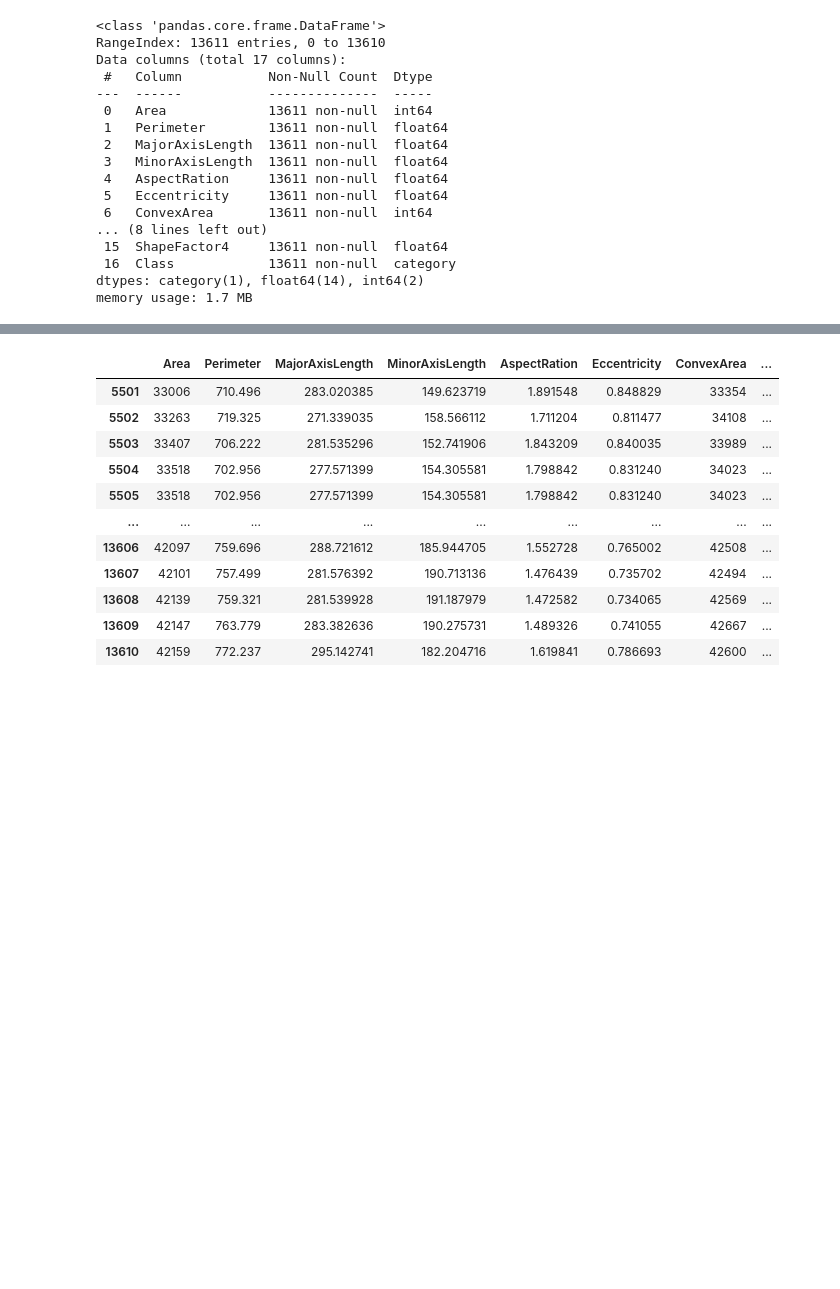
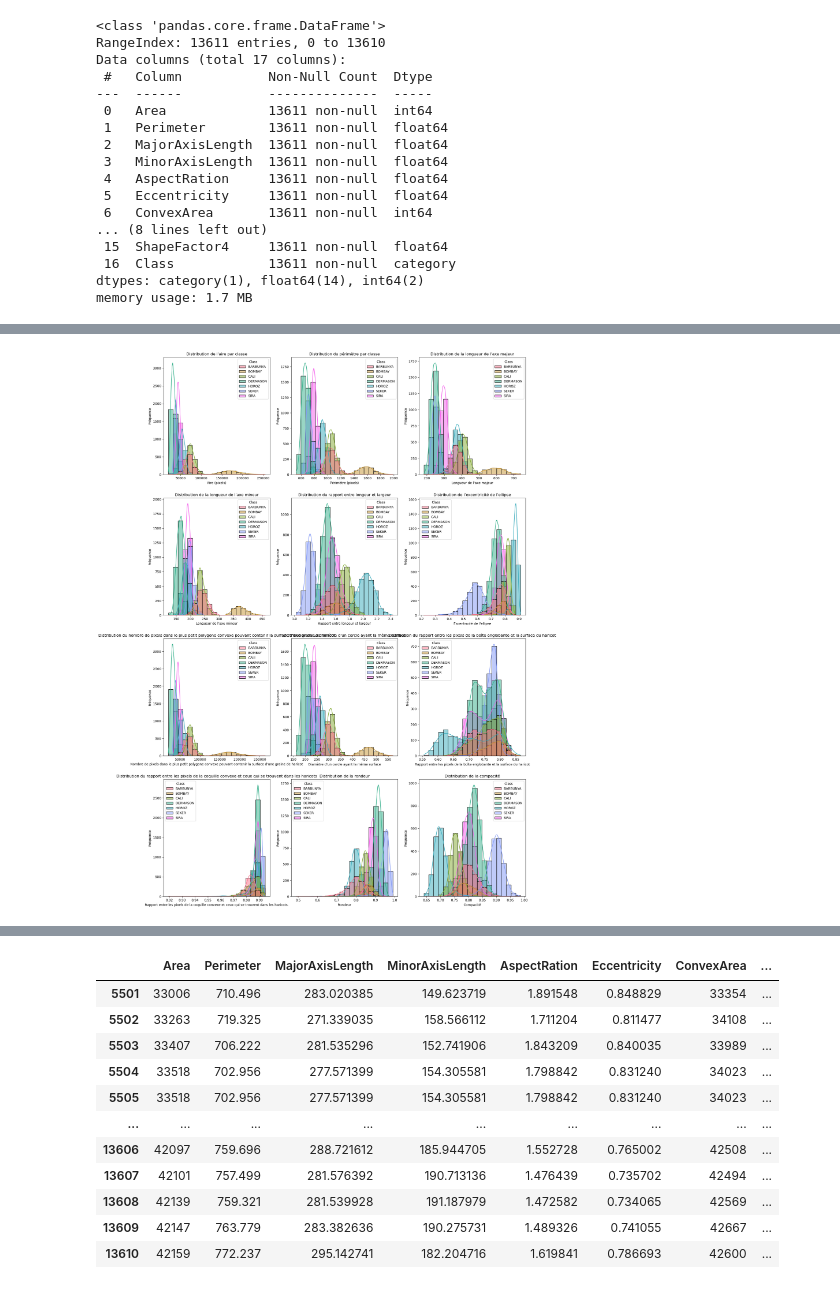
Before and after one commit to mariekrh/SVM, a Jupyter notebook: Projet/Dry_bean.ipynb, the cells around one changed output, grey strips where cells are left out. Cells and saved outputs as stored; diff of their text form; code cells hidden in the pictures; blank space fills up the shorter version.

```diff
--- a/Projet/Dry_bean.ipynb
+++ b/Projet/Dry_bean.ipynb
@@ -272,0 +272,91 @@ Name: Class, dtype: int64
+# %%
+# Création d'une palette de couleurs pour différencier les classes
+colors = sns.color_palette("husl", len(df['Class'].unique()))
+
+# Histogrammes des principaux attributs
+plt.figure(figsize=(20, 30))
+
+# 1. Histogramme de l'aire (Area)
+plt.subplot(4, 3, 1)
+sns.histplot(data=df, x='Area', hue='Class', palette=colors, bins=20, kde=True)
+plt.title('Distribution de l\'aire par classe', fontsize=12)
+plt.xlabel('Aire (pixels)')
+plt.ylabel('Fréquence')
+
+# 2. Histogramme du périmètre (Perimeter)
+plt.subplot(4, 3, 2)
+sns.histplot(data=df, x='Perimeter', hue='Class', palette=colors, bins=20, kde=True)
+plt.title('Distribution du périmètre par classe', fontsize=12)
+plt.xlabel('Périmètre (pixels)')
+plt.ylabel('Fréquence')
+
+# 3. Histogramme de l'axe majeur (Major axis length)
+plt.subplot(4, 3, 3)
+sns.histplot(data=df, x='MajorAxisLength', hue='Class', palette=colors, bins=20, kde=True)
+plt.title('Distribution de la longueur de l\'axe majeur', fontsize=12)
+plt.xlabel('Longueur de l\'axe majeur')
+plt.ylabel('Fréquence')
+
+# 4. Histogramme de l'axe mineur (Minor axis length)
+plt.subplot(4, 3, 4)
+sns.histplot(data=df, x='MinorAxisLength', hue='Class', palette=colors, bins=20, kde=True)
+plt.title('Distribution de la longueur de l\'axe mineur', fontsize=12)
+plt.xlabel('Longueur de l\'axe mineur')
+plt.ylabel('Fréquence')
+
+# 5. Histogramme du rapport entre longeur et largeur (AspectRation)
+plt.subplot(4, 3, 5)
+sns.histplot(data=df, x='AspectRation', hue='Class', palette=colors, bins=20, kde=True)
+plt.title('Distribution du rapport entre longeur et largeur', fontsize=12)
+plt.xlabel('Rapport entre longeur et largeur')
+plt.ylabel('Fréquence')
+
+# 6. Histogramme de l'excentricité de l'ellipse ( Eccentricity)
+plt.subplot(4, 3, 6)
+sns.histplot(data=df, x='Eccentricity', hue='Class', palette=colors, bins=20, kde=True)
+plt.title('Distribution de l\'excentricité de l\'ellipse', fontsize=12)
+plt.xlabel('Excentricité de l\'ellipse')
+plt.ylabel('Fréquence')
+
+# 7. Histogramme du nombre de pixels dans le plus petit polygone convexe pouvant contenir la surface d'une graine de haricot (ConvexArea)
+plt.subplot(4, 3, 7)
+sns.histplot(data=df, x='ConvexArea', hue='Class', palette=colors, bins=20, kde=True)
+plt.title('Distribution du nombre de pixels dans le plus petit polygone convexe pouvant contenir la surface d\'une graine de haricot', fontsize=12)
+plt.xlabel('Nombre de pixels dans le plus petit polygone convexe pouvant contenir la surface d\'une graine de haricot')
+plt.ylabel('Fréquence')
+
+# 8. Histogramme du diamètre d'un cercle ayant la même surface (EquivDiameter)
+plt.subplot(4, 3, 8)
+sns.histplot(data=df, x='EquivDiameter', hue='Class', palette=colors, bins=20, kde=True)
+plt.title('Distribution du Le diamètre d\'un cercle ayant la même surface', fontsize=12)
+plt.xlabel('Diamètre d\'un cercle ayant la même surface')
+plt.ylabel('Fréquence')
+
+# 9. Histogramme de l'axe majeur (Extent)
+plt.subplot(4, 3, 9)
+sns.histplot(data=df, x='Extent', hue='Class', palette=colors, bins=20, kde=True)
+#plt.title('Distribution du rapport entre les pixels de la boîte englobante et la surface du haricot', fontsize=12)
+plt.xlabel('Rapport entre les pixels de la boîte englobante et la surface du haricot')
+plt.ylabel('Fréquence')
+
+# 10. Histogramme de l'axe majeur (Solidity)
+plt.subplot(4, 3, 10)
+sns.histplot(data=df, x='Solidity', hue='Class', palette=colors, bins=20, kde=True)
+#plt.title('Distribution du rapport entre les pixels de la coquille convexe et ceux qui se trouvent dans les haricots', fontsize=12)
+plt.xlabel('Rapport entre les pixels de la coquille convexe et ceux qui se trouvent dans les haricots.')
+plt.ylabel('Fréquence')
+
+# 11. Histogramme de l'axe majeur (roundness)
+plt.subplot(4, 3, 11)
+sns.histplot(data=df, x='roundness', hue='Class', palette=colors, bins=20, kde=True)
+plt.title('Distribution de la rondeur', fontsize=12)
+plt.xlabel('Rondeur')
+plt.ylabel('Fréquence')
+
+# 12. Histogramme de la compacité (Compactness)
+plt.subplot(4, 3, 12)
+sns.histplot(data=df, x='Compactness', hue='Class', palette=colors, bins=20, kde=True)
+plt.title('Distribution de la compacité', fontsize=12)
+plt.xlabel('Compacité')
+plt.ylabel('Fréquence')
+# %% [output]
@@ -272,0 +364 @@ Name: Class, dtype: int64
+[figure, added]
```
Also changed, not shown: parts of 42 cells of this notebook.
